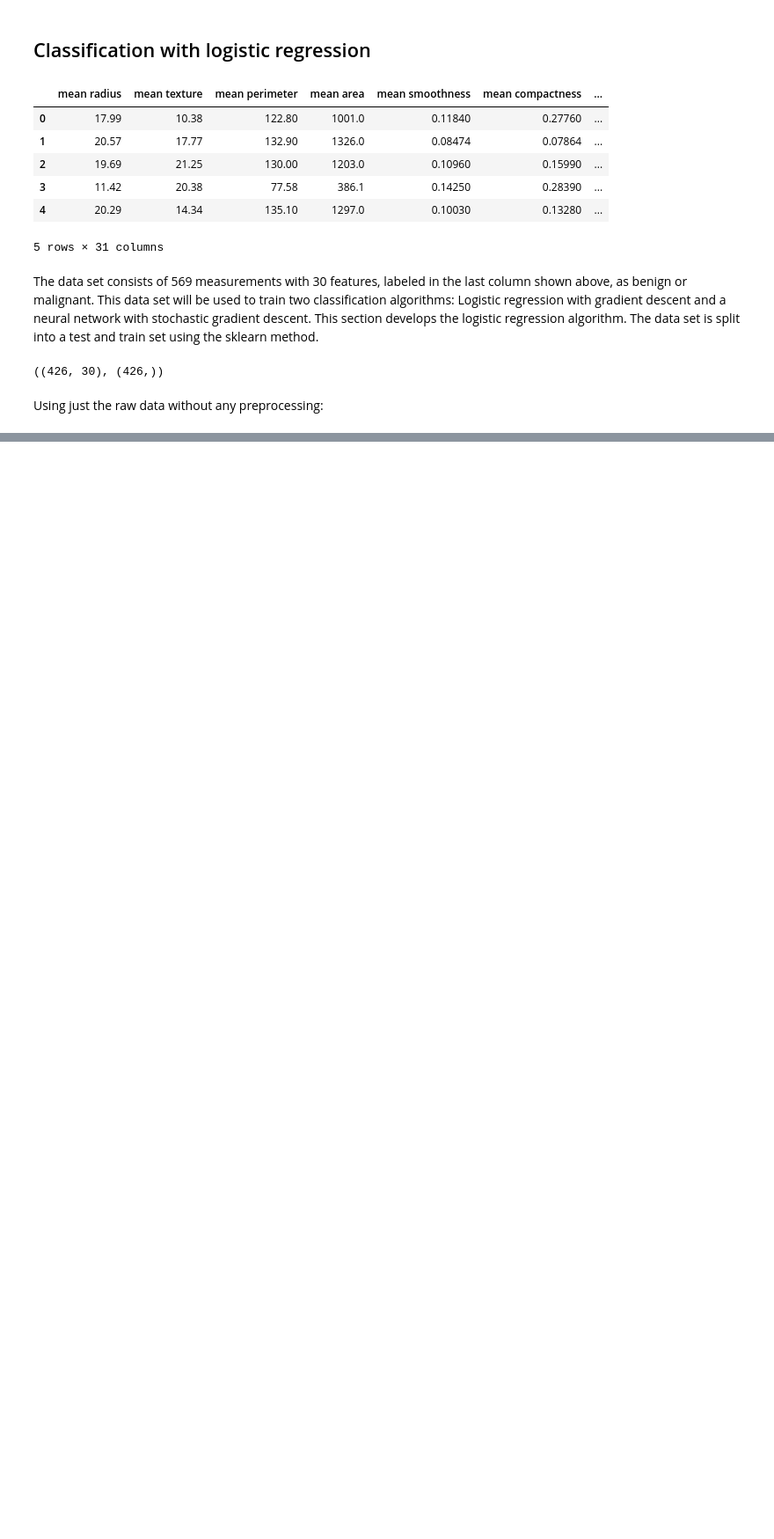
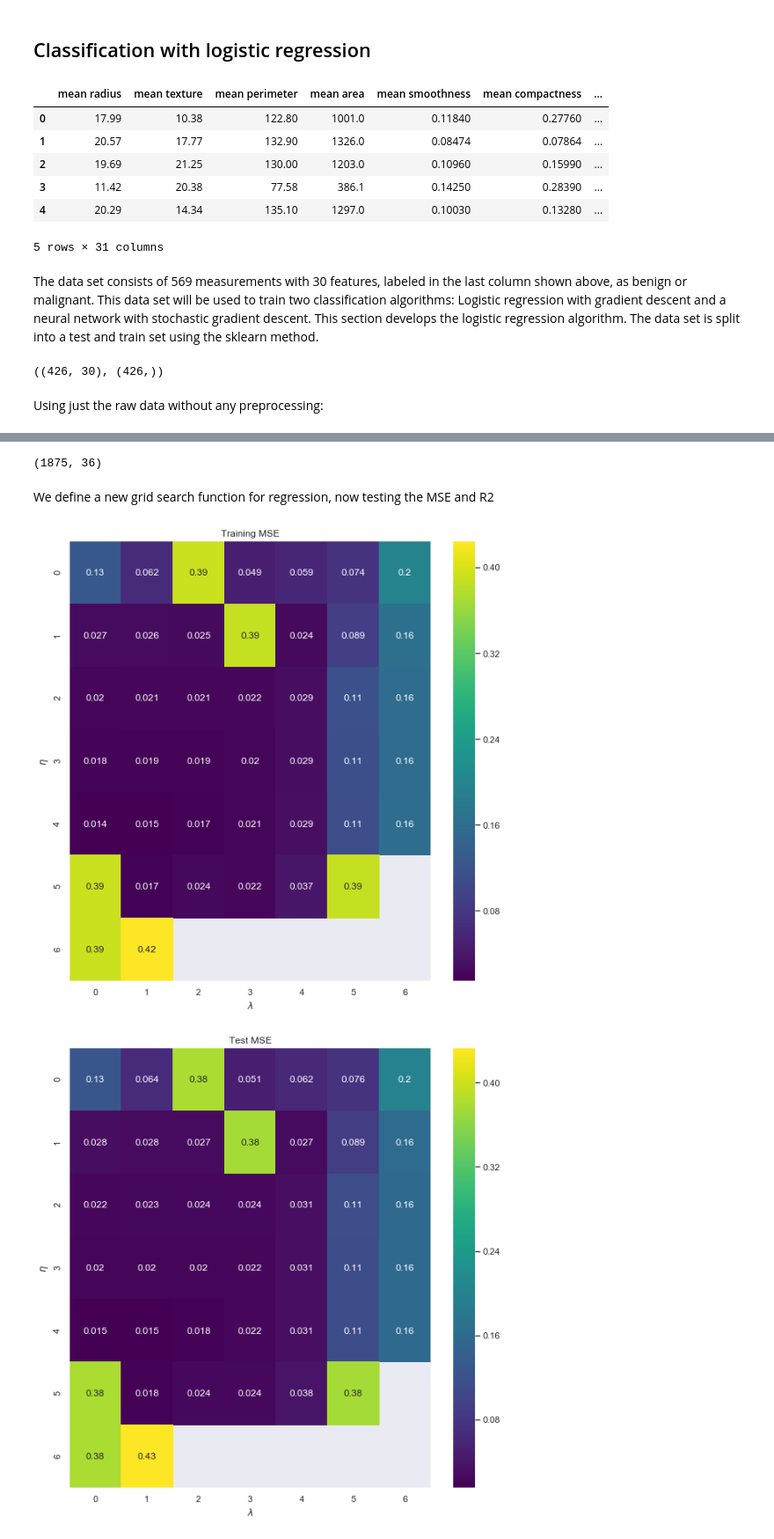
Before and after one commit to sifoss/FYS-STK_project2, a Jupyter notebook: main.ipynb, the cells around one changed output, grey strips where cells are left out. Shown at 88% size. Cells and saved outputs as stored; diff of their text form; code cells hidden in the pictures; blank space fills up the shorter version.

```diff
--- a/main.ipynb
+++ b/main.ipynb
@@ -97,0 +184,25 @@ test_pred(X_test, w_GD, y_test)
+# %%
+from Reg_class import DesignMatrix, FrankeFunction, plotter
+import numpy as np
+n = 50
+p = 5
+k = 5
+x = np.sort(np.random.rand(n))
+y = np.sort(np.random.rand(n))
+
+x_, y_ = np.meshgrid(x, y)
+
+noise = 0.1*np.random.randn(n, n)
+
+z_ = FrankeFunction(x, y) + noise
+
+x, y, z = x_.reshape(n**2, 1), y_.reshape(n**2, 1), z_.reshape(n**2, 1)
+X = DesignMatrix(x, y, p)
+
+X_reg_train, X_reg_test, y_reg_train, y_reg_test = train_test_split(X, z)
+
+X_reg_train.shape
+# %% [output]
+(1875, 36)
+# %% [markdown]
+We define a new grid search function for regression, now testing the MSE and R2
@@ -97,0 +253,6 @@ test_pred(X_test, w_GD, y_test)
+# %%
+eta_vals = np.logspace(-5, 1, 7)
+grid_search_reg(eta_vals, lmbd_vals)
+# %% [output]
+[figure, added]
+[figure, added]
```
Also changed, not shown: parts of 32 cells of this notebook, 1 other file.
